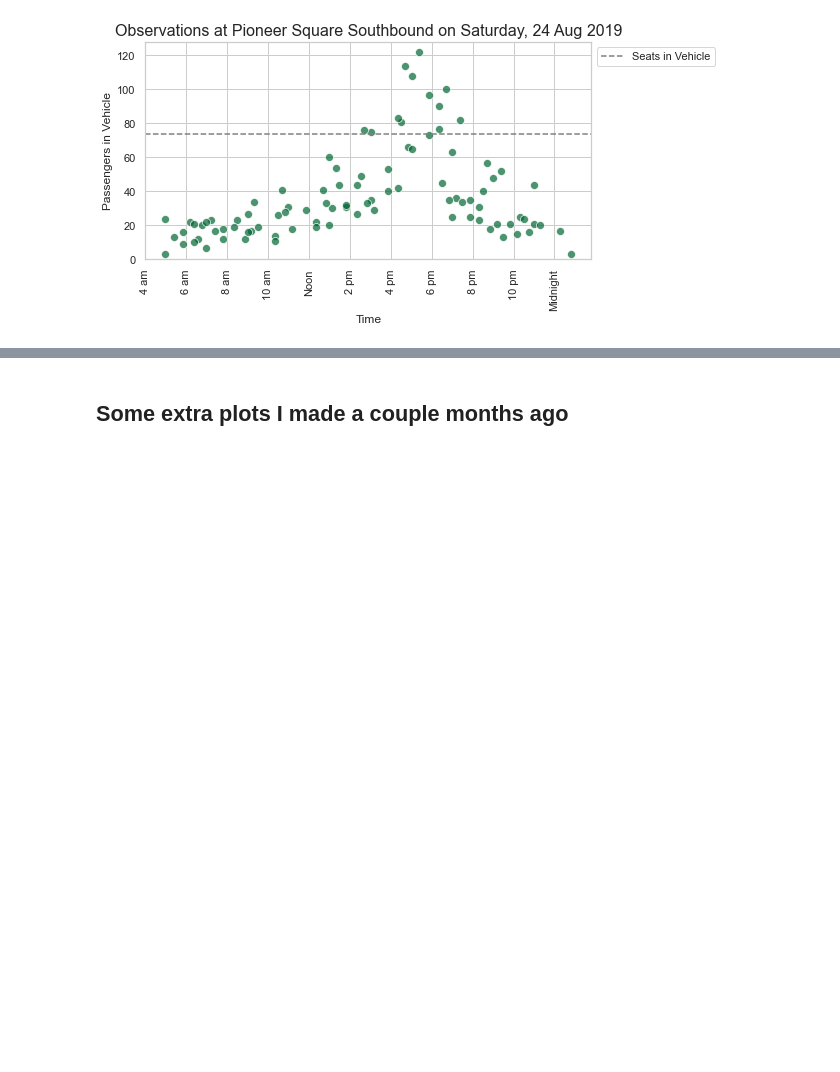
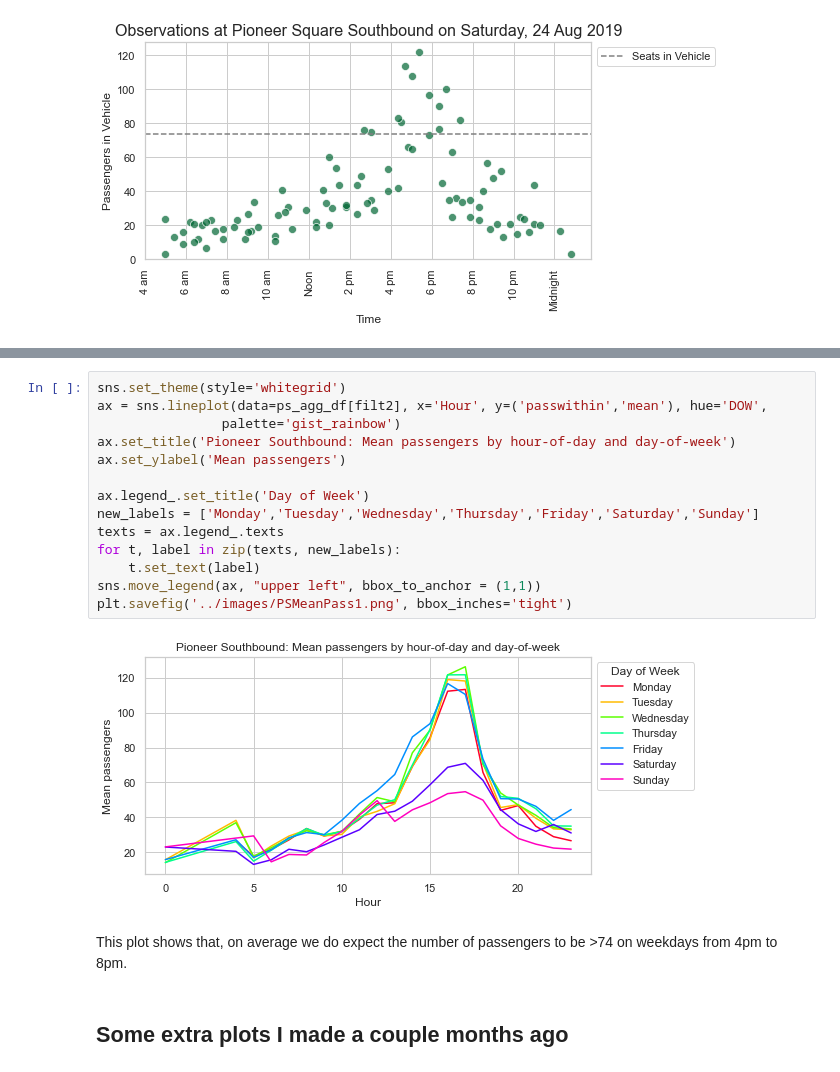
Before and after one commit to augustposch/seattle, a Jupyter notebook: notebooks/EDA.ipynb, the cells around one changed output, grey strips where cells are left out. Drawn from its saved outputs; the diff is of its cells as text; blank space fills up the shorter version.

```diff
--- a/notebooks/EDA.ipynb
+++ b/notebooks/EDA.ipynb
@@ -248,3 +283,21 @@ plt.savefig('../images/ScatterPioneerSat.png', bbox_inches='tight')
+# %%
+sns.set_theme(style='whitegrid')
+ax = sns.lineplot(data=ps_agg_df[filt2], x='Hour', y=('passwithin','mean'), hue='DOW',
+                palette='gist_rainbow')
+ax.set_title('Pioneer Southbound: Mean passengers by hour-of-day and day-of-week')
+ax.set_ylabel('Mean passengers')
+
+ax.legend_.set_title('Day of Week')
+new_labels = ['Monday','Tuesday','Wednesday','Thursday','Friday','Saturday','Sunday']
+texts = ax.legend_.texts
+for t, label in zip(texts, new_labels):
+    t.set_text(label)
+sns.move_legend(ax, "upper left", bbox_to_anchor = (1,1))
+plt.savefig('../images/PSMeanPass1.png', bbox_inches='tight')
+# %% [output]
+[figure, added]
+# %% [markdown]
+This plot shows that, on average we do expect the number of passengers to be >74 on weekdays from 4pm to 8pm.
 # %% [markdown]
 ## Some extra plots I made a couple months ago
 # %%
```
Also changed, not shown: parts of 8 cells of this notebook, 14 other files.
